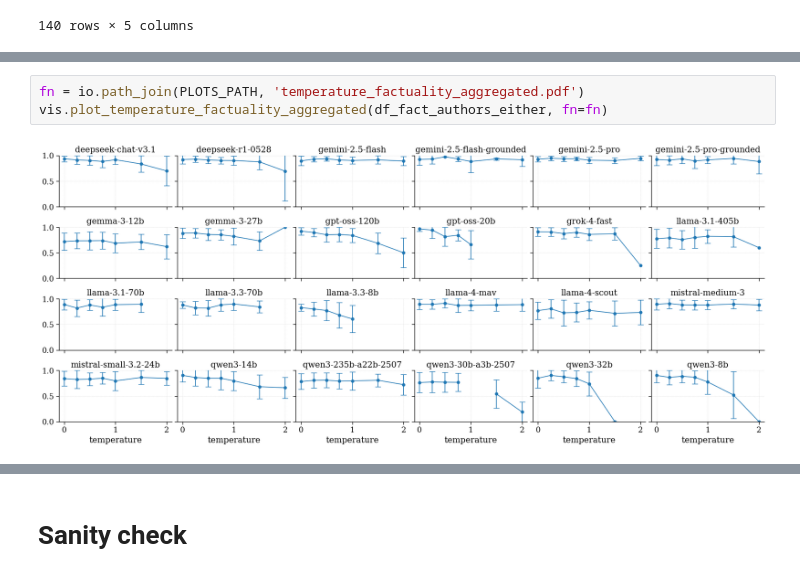
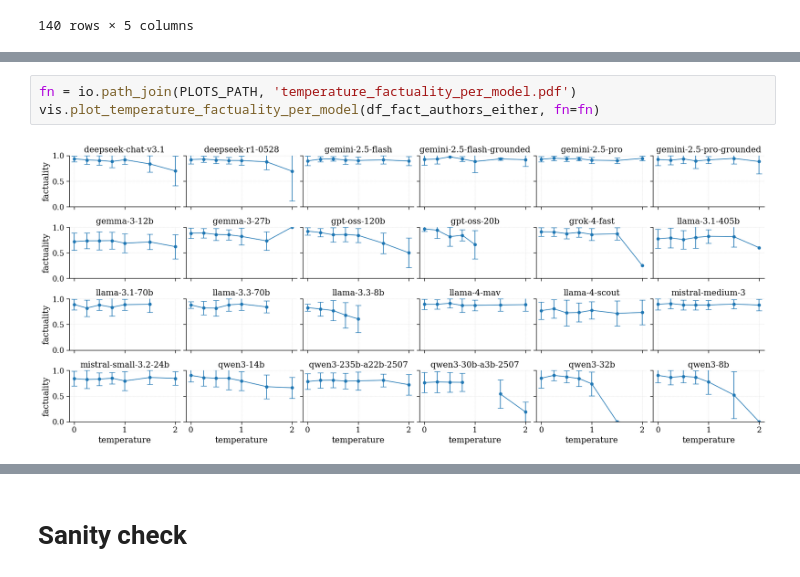
Before and after one commit to CSHVienna/LLMScholarBench, a Jupyter notebook: Auditor/notebooks/0_temperature.ipynb, the cells around one changed output, grey strips where cells are left out. Saved outputs shown, nothing was run; the diff lists cells and outputs as text.

```diff
--- a/Auditor/notebooks/0_temperature.ipynb
+++ b/Auditor/notebooks/0_temperature.ipynb
@@ -188,5 +188,5 @@ vis.plot_temperature_factuality_per_task(df_fact_authors_either, fn=fn)
 # %%
-fn = io.path_join(PLOTS_PATH, 'temperature_factuality_aggregated.pdf')
-vis.plot_temperature_factuality_aggregated(df_fact_authors_either, fn=fn)
+fn = io.path_join(PLOTS_PATH, 'temperature_factuality_per_model.pdf')
+vis.plot_temperature_factuality_per_model(df_fact_authors_either, fn=fn)
 # %% [output]
-[figure, old version]
+[figure, new version]
```
Also changed, not shown: parts of 13 cells of this notebook, 5 other files.
